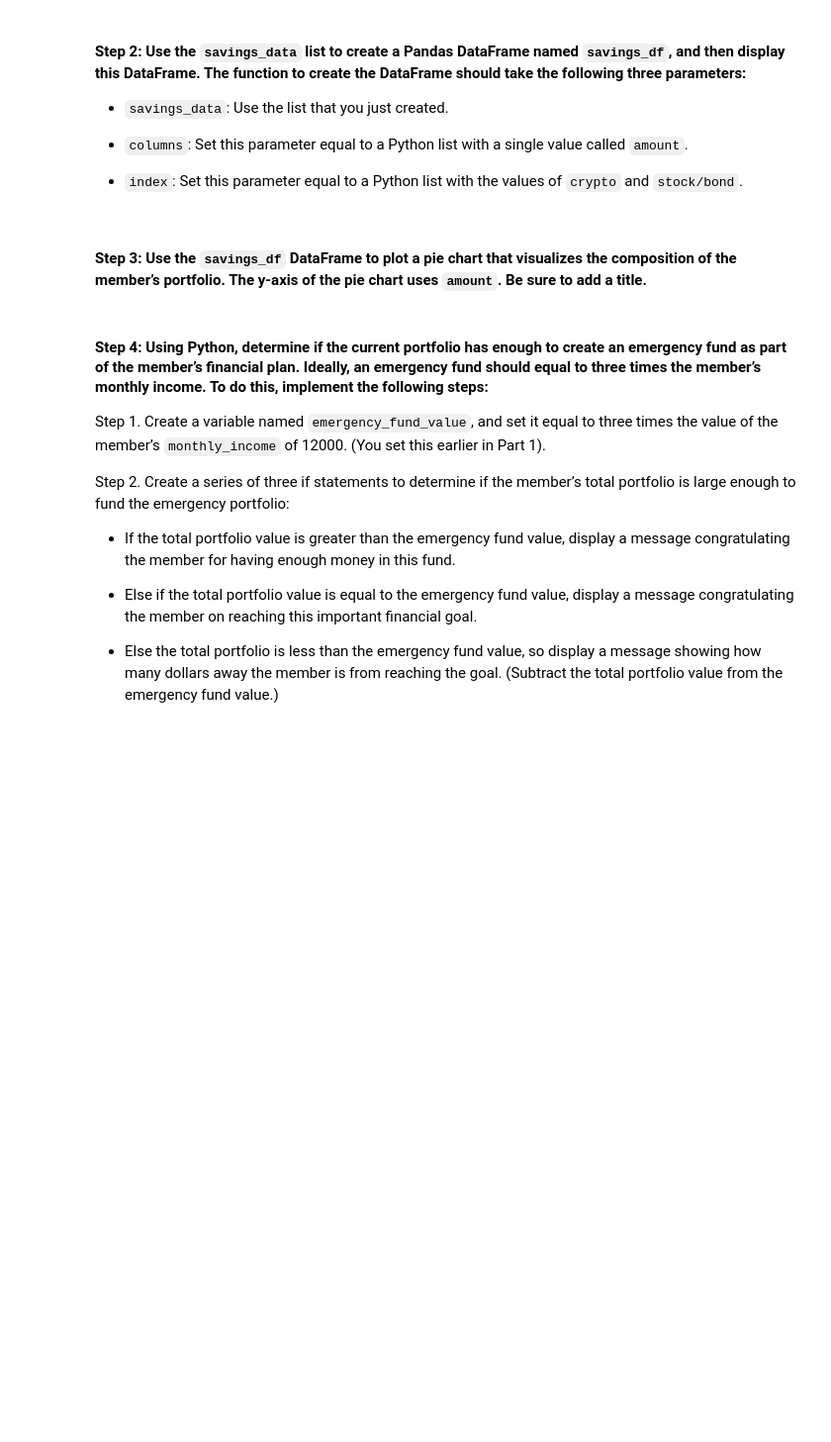
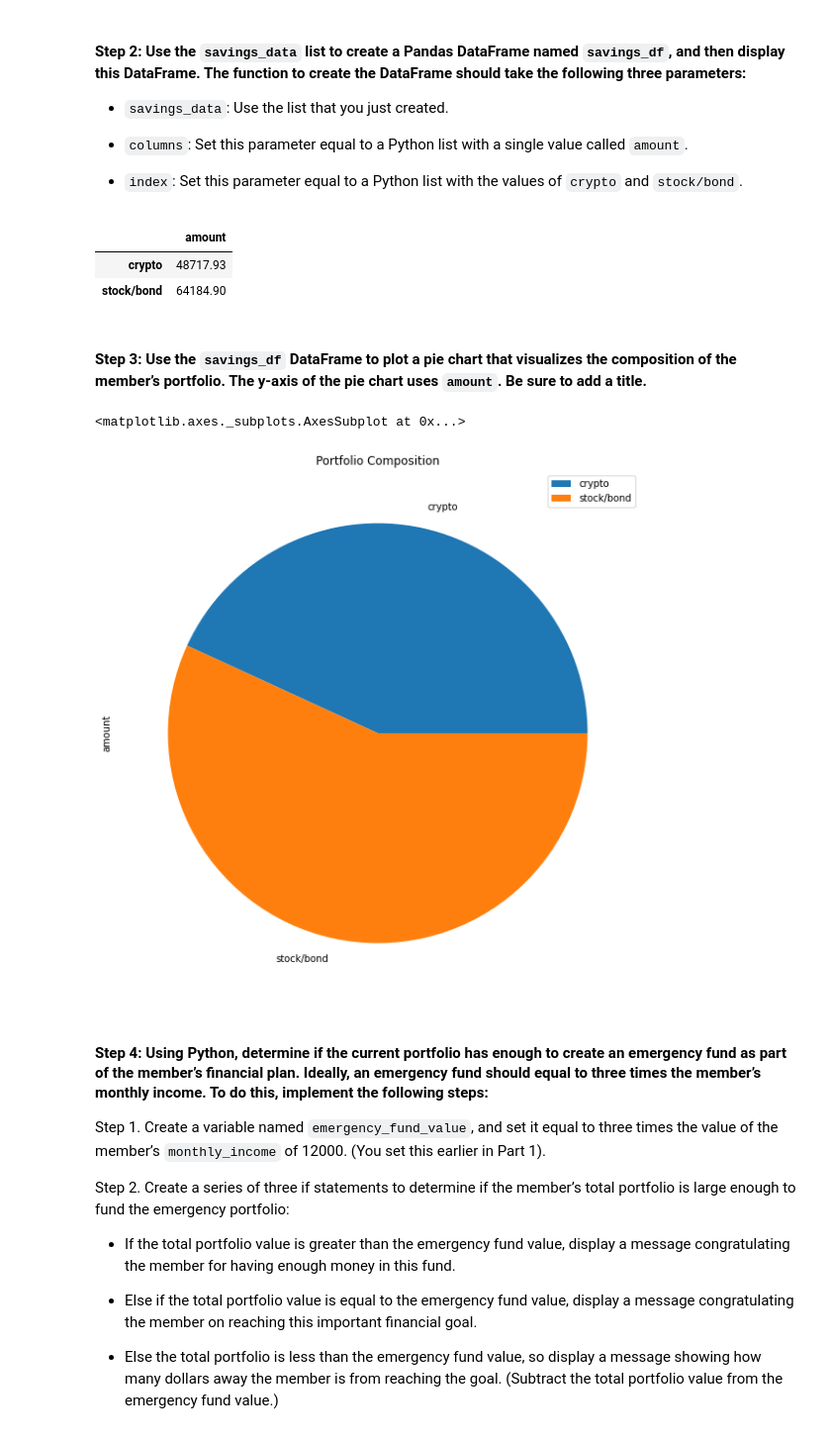
Before and after one commit to billysco/quantitative_financial_planner, a Jupyter notebook: financial_planning_tools.ipynb, the cells around one changed output. Shown at 99% size. Drawn from its saved outputs; the diff is of its cells as text; code cells hidden in the pictures; blank space fills up the shorter version.

Commit message:
Added emergency fund calculations
Created a dataframe and pie chart to visualize client assets and a function that determines if they have enough money to create an emergency fund.

```diff
--- a/financial_planning_tools.ipynb
+++ b/financial_planning_tools.ipynb
@@ -244,7 +243,7 @@ Name: close, dtype: float64
 # %%
 # Access the closing price for SPY from the Alpaca DataFrame
 # Converting the value to a floating point number
-spy_close_price = prices_df['SPY']['close']
+spy_close_price = prices_df['SPY']['close'].item()
 
 # Print the SPY closing price
 print(spy_close_price)
@@ -274,6 +270,6 @@ Name: close, dtype: float64
 # %%
 # Calculate the total value of the stock and bond portion of the portfolio
-total_stocks_bonds = sum(spy_value,agg_value)
+total_stocks_bonds = spy_value+agg_value
 
 # Print the current balance of the stock and bond portion of the portfolio
 print(total_stocks_bonds)
@@ -322,7 +316,7 @@ In this section, you’ll use the valuations for the cryptocurrency wallet and f
 #### Step 1: Create a Python list named `savings_data` that has two elements. The first element contains the total value of the cryptocurrency wallet. The second element contains the total value of the stock and bond portions of the portfolio.
 # %%
 # Consolidate financial assets data into a Python list
-# YOUR CODE HERE
+savings_data = [total_crypto_wallet,total_stocks_bonds]
 
 # Review the Python list savings_data
-# YOUR CODE HERE
+print(savings_data)
@@ -336,15 +332,22 @@ In this section, you’ll use the valuations for the cryptocurrency wallet and f
 - `index`: Set this parameter equal to a Python list with the values of `crypto` and `stock/bond`.
 # %%
 # Create a Pandas DataFrame called savings_df
-# YOUR CODE HERE
+savings_df = pd.DataFrame(savings_data,columns=['amount'],index=['crypto','stock/bond'])
 
 # Display the savings_df DataFrame
-# YOUR CODE HERE
+savings_df
+# %% [output]
+|  | amount |
+| crypto | 48717.93 |
+| stock/bond | 64184.90 |
 # %% [markdown]
 #### Step 3: Use the `savings_df` DataFrame to plot a pie chart that visualizes the composition of the member’s portfolio. The y-axis of the pie chart uses `amount`. Be sure to add a title.
 # %%
 # Plot the total value of the member's portfolio (crypto and stock/bond) in a pie chart
-# YOUR CODE HERE
+savings_df.plot(kind='pie',y='amount',figsize=(15,10),title='Portfolio Composition')
+# %% [output]
+<matplotlib.axes._subplots.AxesSubplot at 0x...>
+[figure, added]
 # %% [markdown]
 #### Step 4: Using Python, determine if the current portfolio has enough to create an emergency fund as part of the member’s financial plan. Ideally, an emergency fund should equal to three times the member’s monthly income. To do this, implement the following steps:
 
```
Also changed, not shown: parts of 10 cells of this notebook.
